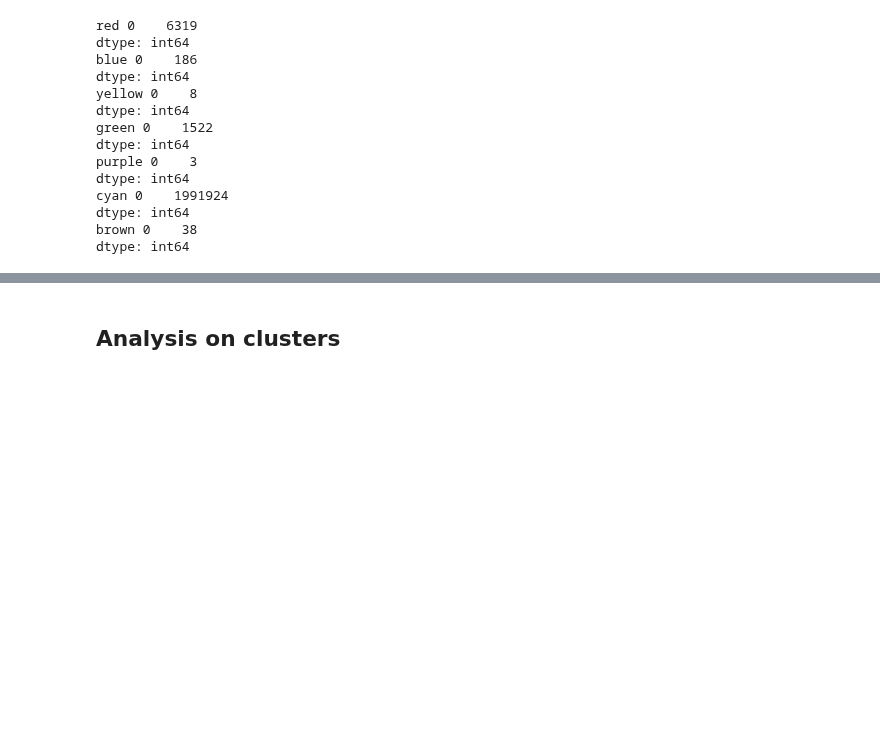
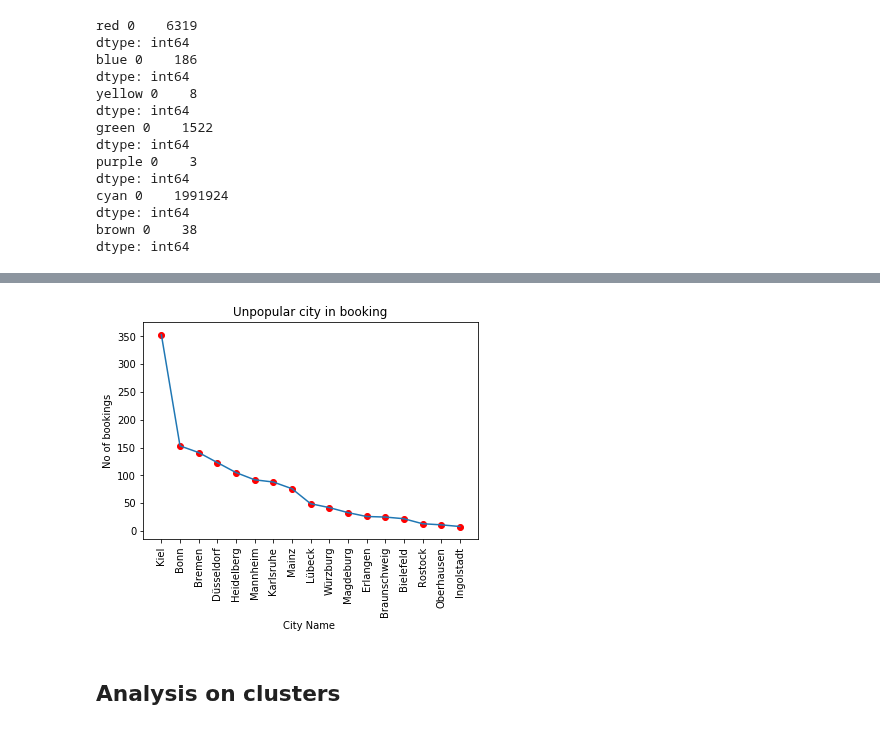
Before and after one commit to chinmaydas96/Bike_sharing, a Jupyter notebook: clustering_kproto.ipynb, the cells around one changed output, grey strips where cells are left out. Cells and saved outputs as stored; diff of their text form; code cells hidden in the pictures; blank space fills up the shorter version.

```diff
--- a/clustering_kproto.ipynb
+++ b/clustering_kproto.ipynb
@@ -298,0 +501,3 @@ dtype: int64
+# %%
+unpopular_city = sort_df[9:]
+unpopular_city
@@ -299,3 +523,13 @@ dtype: int64
+# %%
+plt.plot(unpopular_city['Population16'],unpopular_city['No_Bookings'])
+plt.scatter(unpopular_city['Population16'],unpopular_city['No_Bookings'],c='red')
+plt.xticks(unpopular_city['Population16'],unpopular_city.index,rotation = 'vertical')
+plt.xlabel("City Name ")
+plt.ylabel("No of bookings")
+plt.title("Unpopular city in booking")
+plt.show()
+# %% [output]
+[figure, added]
 # %% [markdown]
 ## Analysis on clusters
 # %%
```
Also changed, not shown: parts of 23 cells of this notebook, 3 other files.
